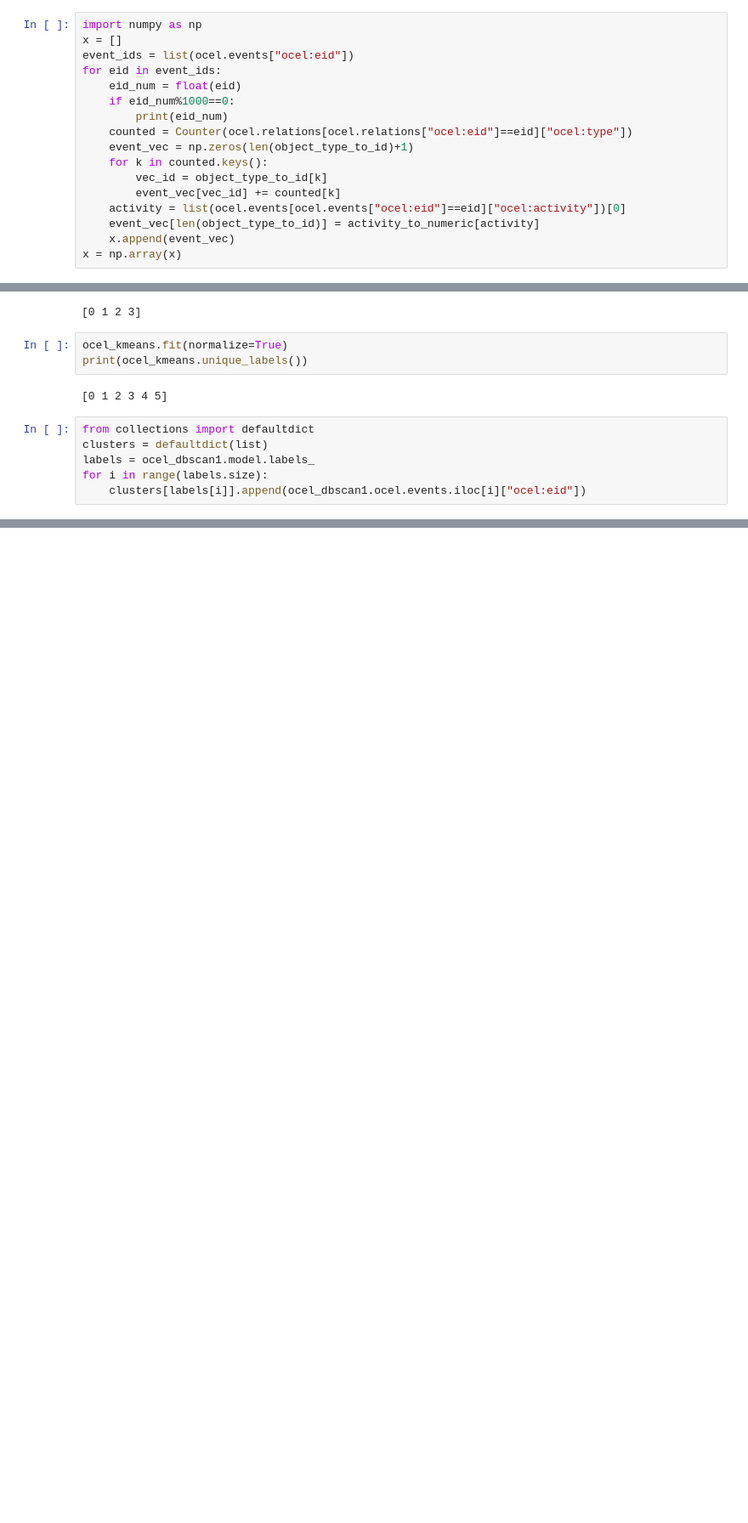
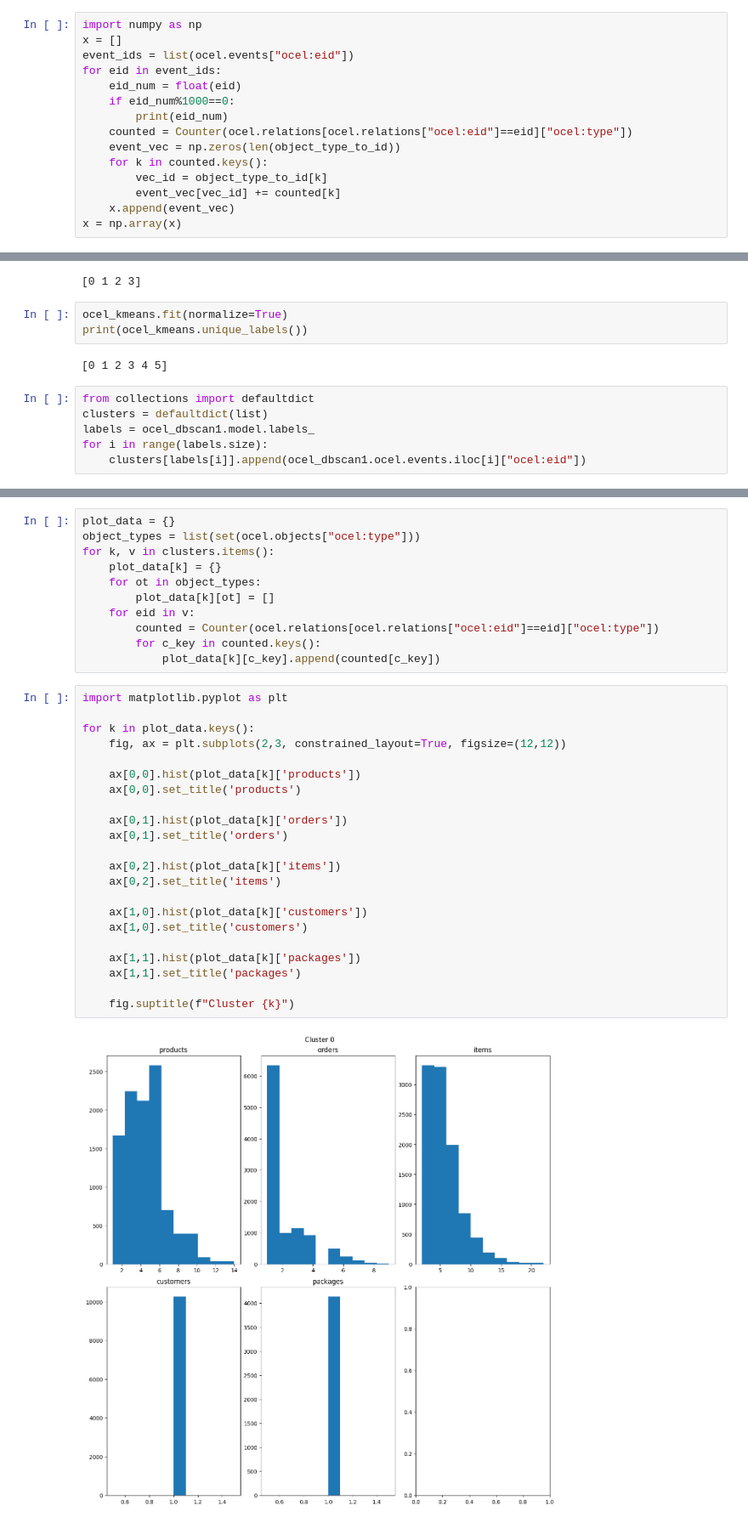
Before and after one commit to wojciechzyla/projekt-mb, a Jupyter notebook: clustering.ipynb, the cells around one changed output, grey strips where cells are left out. Shown: that part at 85% size. Cells and saved outputs as stored; diff of their text form; blank space fills up the shorter version.

```diff
--- a/clustering.ipynb
+++ b/clustering.ipynb
@@ -57,12 +57,10 @@ for eid in event_ids:
     if eid_num%1000==0:
         print(eid_num)
     counted = Counter(ocel.relations[ocel.relations["ocel:eid"]==eid]["ocel:type"])
-    event_vec = np.zeros(len(object_type_to_id)+1)
+    event_vec = np.zeros(len(object_type_to_id))
     for k in counted.keys():
         vec_id = object_type_to_id[k]
         event_vec[vec_id] += counted[k]
-    activity = list(ocel.events[ocel.events["ocel:eid"]==eid]["ocel:activity"])[0]
-    event_vec[len(object_type_to_id)] = activity_to_numeric[activity]
     x.append(event_vec)
 x = np.array(x)
 # %% [output]
@@ -127,0 +133,35 @@ ocel.relations[ocel.relations["ocel:eid"]=="1488.0"]
+# %%
+plot_data = {}
+object_types = list(set(ocel.objects["ocel:type"]))
+for k, v in clusters.items():
+    plot_data[k] = {}
+    for ot in object_types:
+        plot_data[k][ot] = []
+    for eid in v:
+        counted = Counter(ocel.relations[ocel.relations["ocel:eid"]==eid]["ocel:type"])
+        for c_key in counted.keys():
+            plot_data[k][c_key].append(counted[c_key])
+# %%
+import matplotlib.pyplot as plt
+
+for k in plot_data.keys():
+    fig, ax = plt.subplots(2,3, constrained_layout=True, figsize=(12,12))
+
+    ax[0,0].hist(plot_data[k]['products'])
+    ax[0,0].set_title('products')
+
+    ax[0,1].hist(plot_data[k]['orders'])
+    ax[0,1].set_title('orders')
+
+    ax[0,2].hist(plot_data[k]['items'])
+    ax[0,2].set_title('items')
+
+    ax[1,0].hist(plot_data[k]['customers'])
+    ax[1,0].set_title('customers')
+
+    ax[1,1].hist(plot_data[k]['packages'])
+    ax[1,1].set_title('packages')
+
+    fig.suptitle(f"Cluster {k}")
+# %% [output]
+[figure, added]
```
Also changed, not shown: parts of 7 cells of this notebook, 1 other file.
